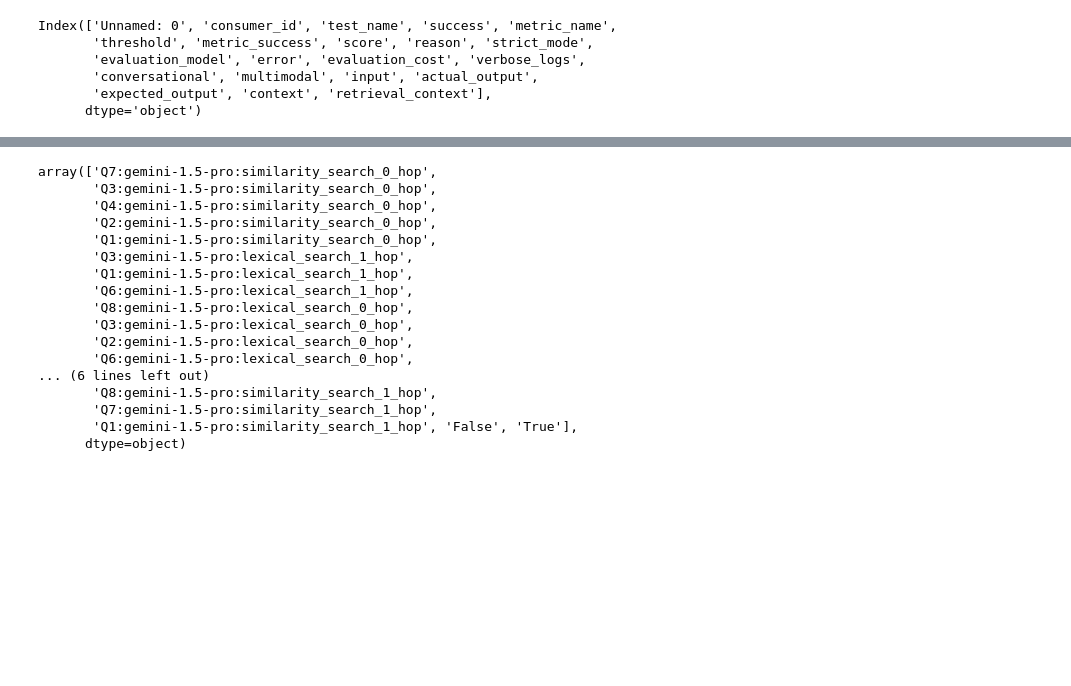
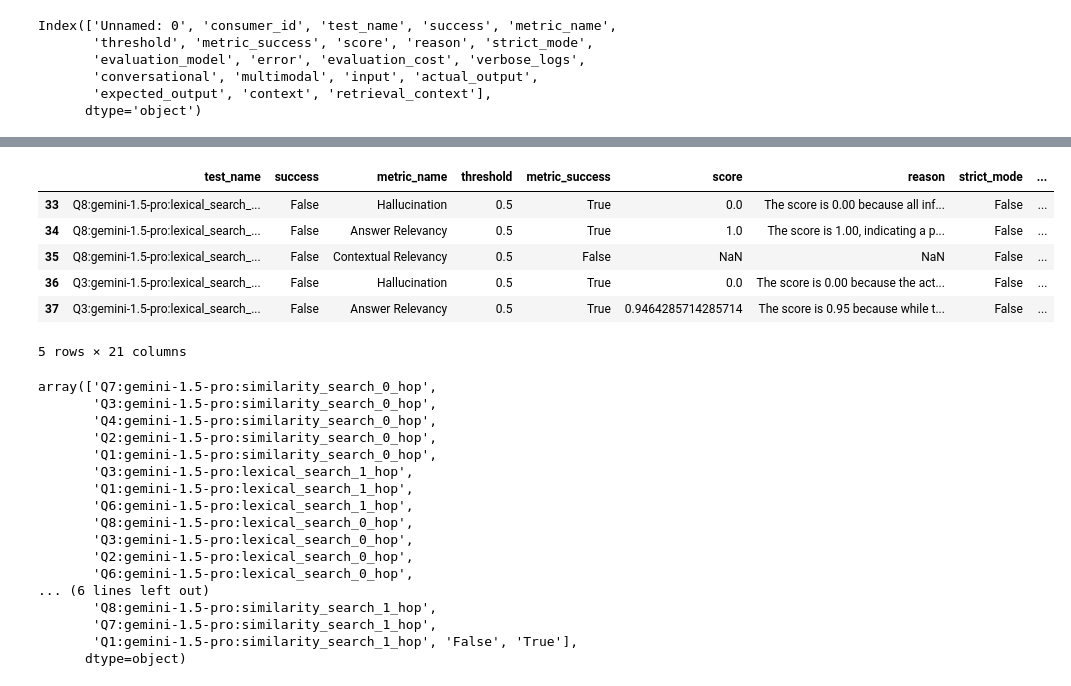
Before and after one commit to baptvit/graphrag-on-fhir, a Jupyter notebook: evaluations/removel-fail-deepeval.ipynb, the cells around one changed output, grey strips where cells are left out. Cells and saved outputs as stored; diff of their text form; code cells hidden in the pictures; blank space fills up the shorter version.

```diff
--- a/evaluations/removel-fail-deepeval.ipynb
+++ b/evaluations/removel-fail-deepeval.ipynb
@@ -100,0 +174,11 @@ array(['Q7:gemini-1.5-pro:similarity_search_0_hop',
+# %%
+df_true = test[test["test_name"] == "True"]
+df_true.columns = ['test_name', 'success', 'metric_name', 'threshold',
+       'metric_success', 'score', 'reason', 'strict_mode', 'evaluation_model',
+       'error', 'evaluation_cost', 'verbose_logs', 'conversational',
+       'multimodal', 'input', 'actual_output', 'expected_output', 'context',
+       'retrieval_context', 'delete']
+# %%
+frames = [df_1, df_2, df_false, df_true]
+# %%
+df_final_2 = pd.concat(frames)
@@ -100,0 +205,10 @@ array(['Q7:gemini-1.5-pro:similarity_search_0_hop',
+# %%
+df_final_2.head()
+# %% [output]
+|  | test_name | success | metric_name | threshold | metric_success | score | reason | strict_mode | ... |
+| 33 | Q8:gemini-1.5-pro:lexical_search_... | False | Hallucination | 0.5 | True | 0.0 | The score is 0.00 because all inf... | False | ... |
+| 34 | Q8:gemini-1.5-pro:lexical_search_... | False | Answer Relevancy | 0.5 | True | 1.0 | The score is 1.00, indicating a p... | False | ... |
+| 35 | Q8:gemini-1.5-pro:lexical_search_... | False | Contextual Relevancy | 0.5 | False | NaN | NaN | False | ... |
+| 36 | Q3:gemini-1.5-pro:lexical_search_... | False | Hallucination | 0.5 | True | 0.0 | The score is 0.00 because the act... | False | ... |
+| 37 | Q3:gemini-1.5-pro:lexical_search_... | False | Answer Relevancy | 0.5 | True | 0.9464285714285714 | The score is 0.95 because while t... | False | ... |
+5 rows × 21 columns
```
Also changed, not shown: parts of 18 cells of this notebook, 3 other files.
